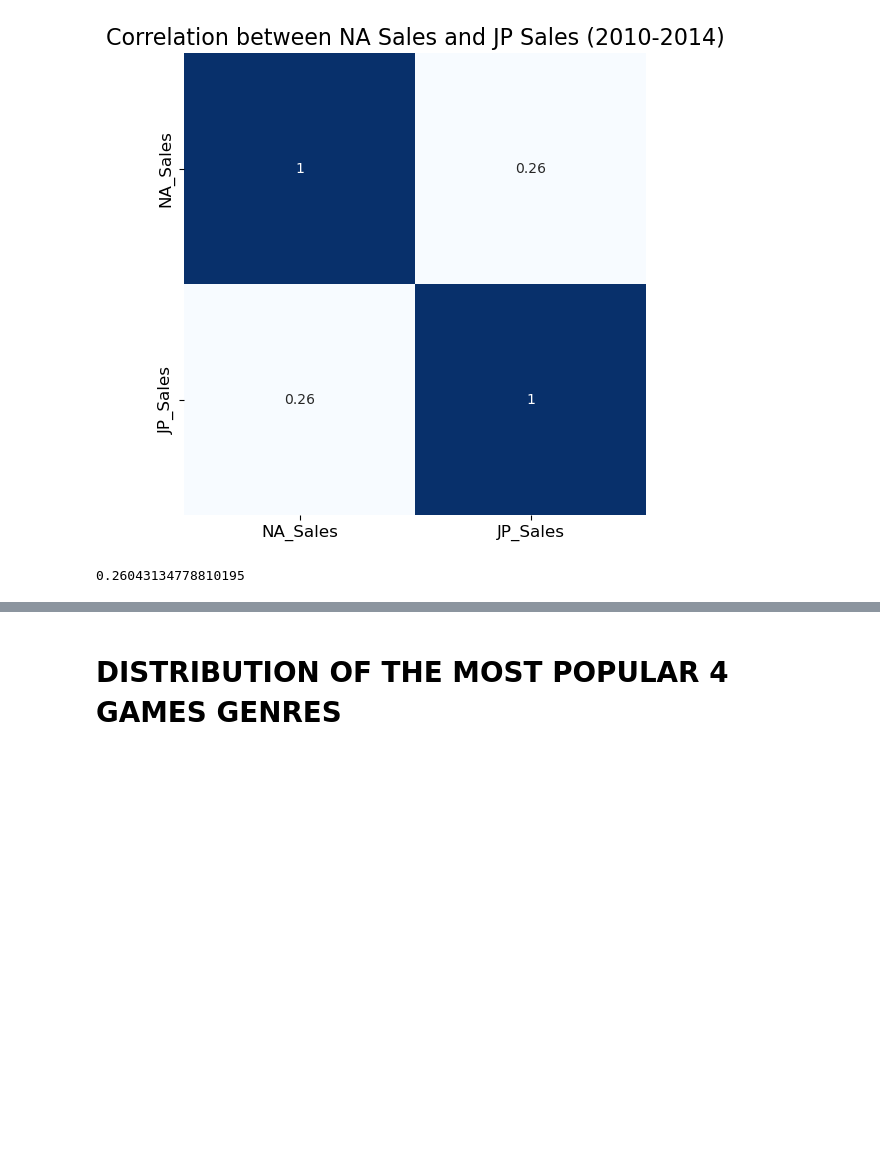
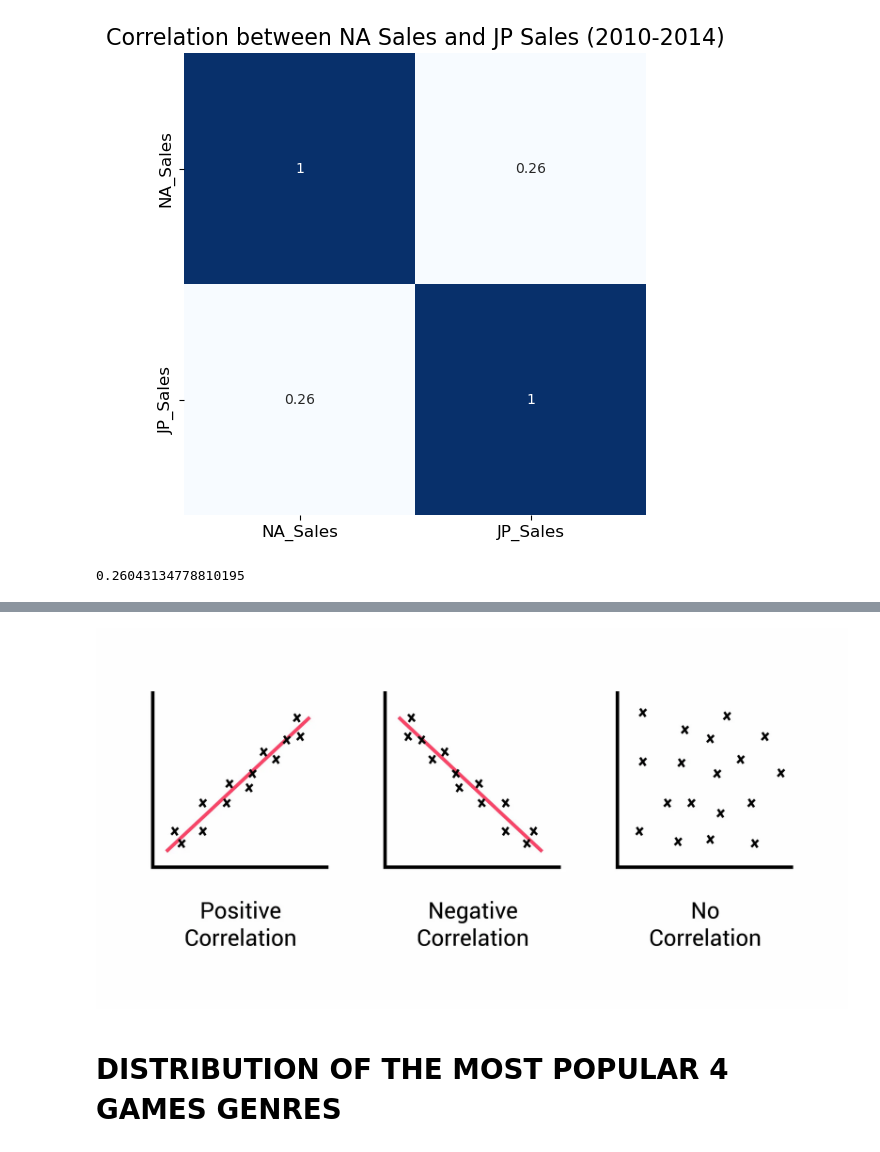
Before and after one commit to FedericoAriton99/CA-1-Data-Visualisation-Techniques, a Jupyter notebook: Federico_Ariton_DVizHDip_CA1.ipynb, the cells around one changed output, grey strips where cells are left out. Saved outputs shown, nothing was run; the diff lists cells and outputs as text; code cells hidden in the pictures; blank space fills up the shorter version.

```diff
--- a/Federico_Ariton_DVizHDip_CA1.ipynb
+++ b/Federico_Ariton_DVizHDip_CA1.ipynb
@@ -280,3 +280,8 @@ plt.show()
+# %%
+from IPython.display import Image
+Image(filename='correlation.png')
+# %% [output]
+[figure, added]
 # %% [markdown]
 # DISTRIBUTION OF THE MOST POPULAR 4 GAMES GENRES
 # %%
```
Also changed, not shown: parts of 16 cells of this notebook, 2 other files.
